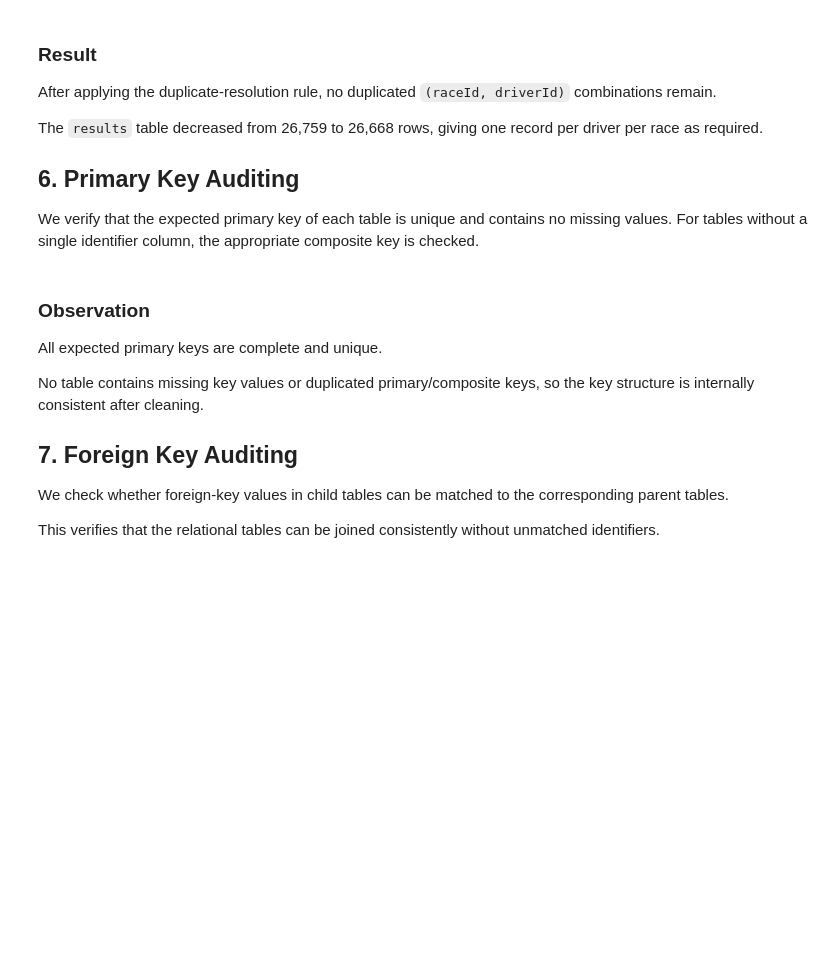
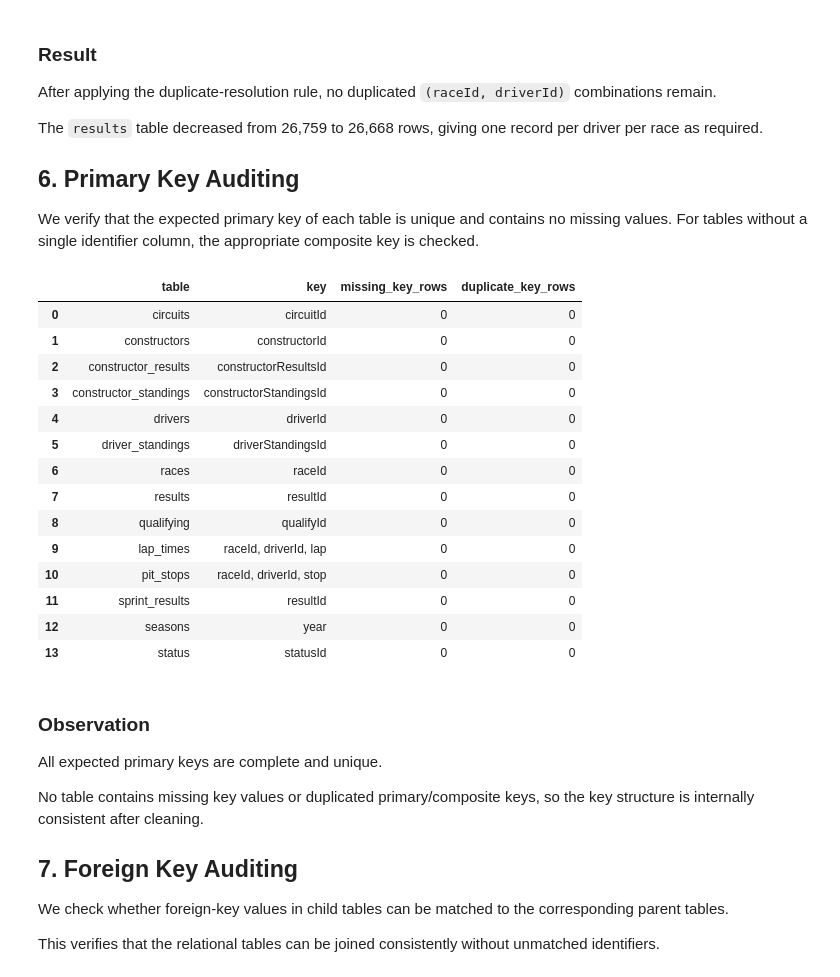
Before and after one commit to rawanelsragy/F1-Podium-Prediction, a Jupyter notebook: notebooks/part1completed.ipynb, the cells around one changed output. Drawn from its saved outputs; the diff is of its cells as text; code cells hidden in the pictures; blank space fills up the shorter version.

```diff
--- a/notebooks/part1completed.ipynb
+++ b/notebooks/part1completed.ipynb
@@ -579,34 +579,50 @@ primary_keys = {
     "driver_standings": ["driverStandingsId"],
     "races": ["raceId"],
     "results": ["resultId"],
     "qualifying": ["qualifyId"],
     "lap_times": ["raceId", "driverId", "lap"],
     "pit_stops": ["raceId", "driverId", "stop"],
     "sprint_results": ["resultId"],
     "seasons": ["year"],
     "status": ["statusId"]
 }
 
 pk_audit = []
 
 for table_name, key_cols in primary_keys.items():
     df = tables_clean[table_name]
 
     missing_keys = df[key_cols].isna().any(axis=1).sum()
     duplicate_keys = df.duplicated(subset=key_cols).sum()
 
     pk_audit.append({
         "table": table_name,
         "key": ", ".join(key_cols),
         "missing_key_rows": missing_keys,
         "duplicate_key_rows": duplicate_keys
     })
 
 pk_audit_df = pd.DataFrame(pk_audit)
 
-pk_audit_df
+display(pk_audit_df)
 
 assert not pk_audit_df[["missing_key_rows", "duplicate_key_rows"]].to_numpy().any(), "Primary-key validation failed"
+# %% [output]
+|  | table | key | missing_key_rows | duplicate_key_rows |
+| 0 | circuits | circuitId | 0 | 0 |
+| 1 | constructors | constructorId | 0 | 0 |
+| 2 | constructor_results | constructorResultsId | 0 | 0 |
+| 3 | constructor_standings | constructorStandingsId | 0 | 0 |
+| 4 | drivers | driverId | 0 | 0 |
+| 5 | driver_standings | driverStandingsId | 0 | 0 |
+| 6 | races | raceId | 0 | 0 |
+| 7 | results | resultId | 0 | 0 |
+| 8 | qualifying | qualifyId | 0 | 0 |
+| 9 | lap_times | raceId, driverId, lap | 0 | 0 |
+| 10 | pit_stops | raceId, driverId, stop | 0 | 0 |
+| 11 | sprint_results | resultId | 0 | 0 |
+| 12 | seasons | year | 0 | 0 |
+| 13 | status | statusId | 0 | 0 |
 # %% [markdown]
 ### Observation
 
```
Also changed, not shown: parts of 1 cell of this notebook.
